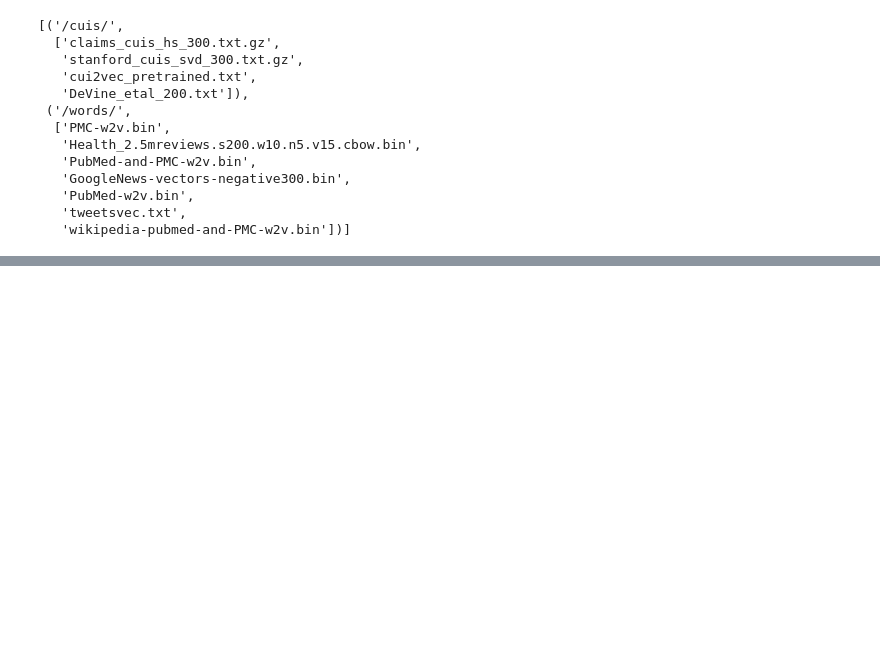
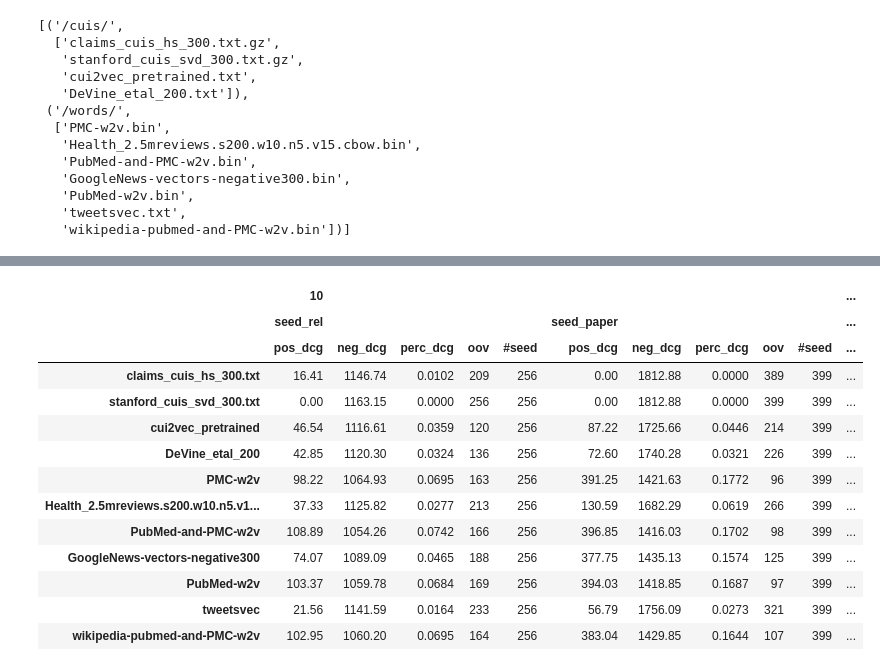
Before and after one commit to SaGiancani/medical-concepts-embeddings, a Jupyter notebook: experimentation.ipynb, the cells around one changed output, grey strips where cells are left out. Saved outputs shown, nothing was run; the diff lists cells and outputs as text; code cells hidden in the pictures; blank space fills up the shorter version.

```diff
--- a/experimentation.ipynb
+++ b/experimentation.ipynb
@@ -157,0 +192,17 @@ utils.save_txt_dicts(big_g, 'big_g.txt')
+# %%
+df_ks[1]
+# %% [output]
+|  | 10 |  |  |  |  |  |  |  |  |  | ... |
+|  | seed_rel |  |  |  |  | seed_paper |  |  |  |  | ... |
+|  | pos_dcg | neg_dcg | perc_dcg | oov | #seed | pos_dcg | neg_dcg | perc_dcg | oov | #seed | ... |
+| claims_cuis_hs_300.txt | 16.41 | 1146.74 | 0.0102 | 209 | 256 | 0.00 | 1812.88 | 0.0000 | 389 | 399 | ... |
+| stanford_cuis_svd_300.txt | 0.00 | 1163.15 | 0.0000 | 256 | 256 | 0.00 | 1812.88 | 0.0000 | 399 | 399 | ... |
+| cui2vec_pretrained | 46.54 | 1116.61 | 0.0359 | 120 | 256 | 87.22 | 1725.66 | 0.0446 | 214 | 399 | ... |
+| DeVine_etal_200 | 42.85 | 1120.30 | 0.0324 | 136 | 256 | 72.60 | 1740.28 | 0.0321 | 226 | 399 | ... |
+| PMC-w2v | 98.22 | 1064.93 | 0.0695 | 163 | 256 | 391.25 | 1421.63 | 0.1772 | 96 | 399 | ... |
+| Health_2.5mreviews.s200.w10.n5.v1... | 37.33 | 1125.82 | 0.0277 | 213 | 256 | 130.59 | 1682.29 | 0.0619 | 266 | 399 | ... |
+| PubMed-and-PMC-w2v | 108.89 | 1054.26 | 0.0742 | 166 | 256 | 396.85 | 1416.03 | 0.1702 | 98 | 399 | ... |
+| GoogleNews-vectors-negative300 | 74.07 | 1089.09 | 0.0465 | 188 | 256 | 377.75 | 1435.13 | 0.1574 | 125 | 399 | ... |
+| PubMed-w2v | 103.37 | 1059.78 | 0.0684 | 169 | 256 | 394.03 | 1418.85 | 0.1687 | 97 | 399 | ... |
+| tweetsvec | 21.56 | 1141.59 | 0.0164 | 233 | 256 | 56.79 | 1756.09 | 0.0273 | 321 | 399 | ... |
+| wikipedia-pubmed-and-PMC-w2v | 102.95 | 1060.20 | 0.0695 | 164 | 256 | 383.04 | 1429.85 | 0.1644 | 107 | 399 | ... |
```
Also changed, not shown: parts of 19 cells of this notebook.
